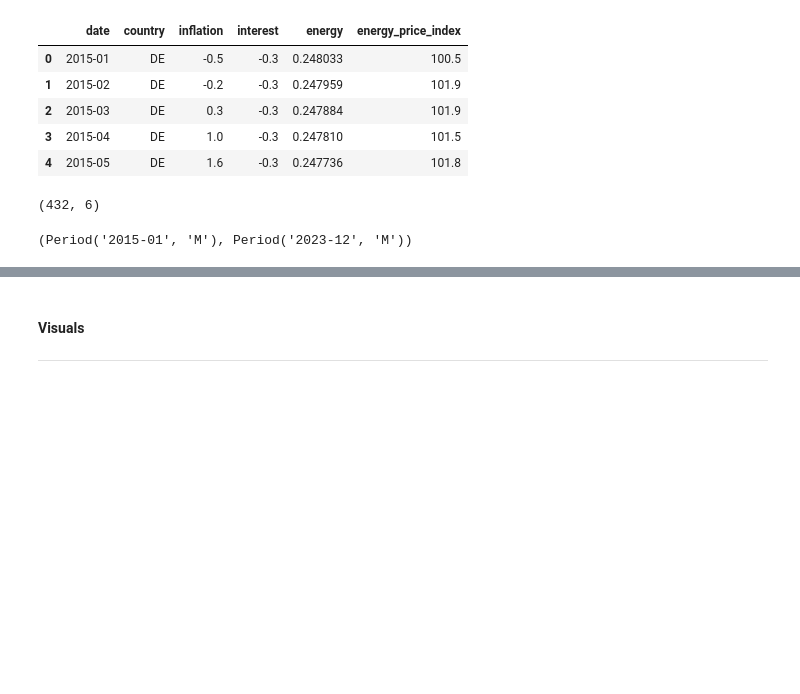
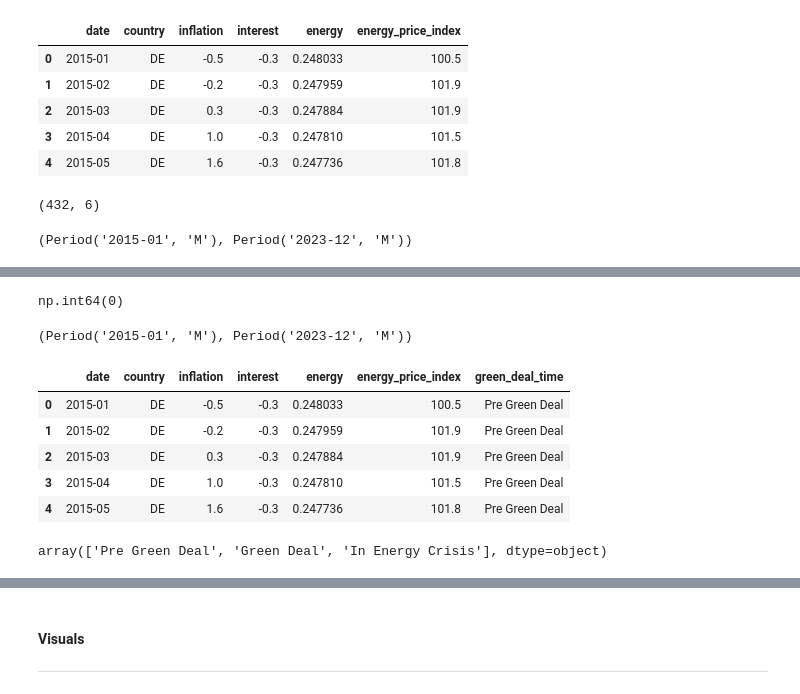
Before and after one commit to meisnerfiona-it/economic-impact-of-green-deal, a Jupyter notebook: 03_merge_datasets_Fiona.ipynb, the cells around one changed output, grey strips where cells are left out. Cells and saved outputs as stored; diff of their text form; code cells hidden in the pictures; blank space fills up the shorter version.

```diff
--- a/03_merge_datasets_Fiona.ipynb
+++ b/03_merge_datasets_Fiona.ipynb
@@ -219,0 +222,34 @@ final_df["date"].min(), final_df["date"].max()
+# %%
+final_df.duplicated().sum()
+# %% [output]
+np.int64(0)
+# %%
+# Final check for date range
+final_df['date'].min(), final_df['date'].max()
+# %% [output]
+(Period('2015-01', 'M'), Period('2023-12', 'M'))
+# %%
+# Add column for Green deal with a function
+
+def classify_time(date):
+  if date < pd.Period('2018-01', freq='M'):
+    return 'Pre Green Deal'
+  elif date < pd.Period('2021-01', freq='M'):
+    return 'Green Deal'
+  else:
+    return 'In Energy Crisis'
+
+final_df['green_deal_time'] = final_df['date'].apply(classify_time)
+
+final_df.head(5)
+# %% [output]
+|  | date | country | inflation | interest | energy | energy_price_index | green_deal_time |
+| 0 | 2015-01 | DE | -0.5 | -0.3 | 0.248033 | 100.5 | Pre Green Deal |
+| 1 | 2015-02 | DE | -0.2 | -0.3 | 0.247959 | 101.9 | Pre Green Deal |
+| 2 | 2015-03 | DE | 0.3 | -0.3 | 0.247884 | 101.9 | Pre Green Deal |
+| 3 | 2015-04 | DE | 1.0 | -0.3 | 0.247810 | 101.5 | Pre Green Deal |
+| 4 | 2015-05 | DE | 1.6 | -0.3 | 0.247736 | 101.8 | Pre Green Deal |
+# %%
+final_df['green_deal_time'].unique()
+# %% [output]
+array(['Pre Green Deal', 'Green Deal', 'In Energy Crisis'], dtype=object)
```
Also changed, not shown: parts of 6 cells of this notebook, 1 other file.
